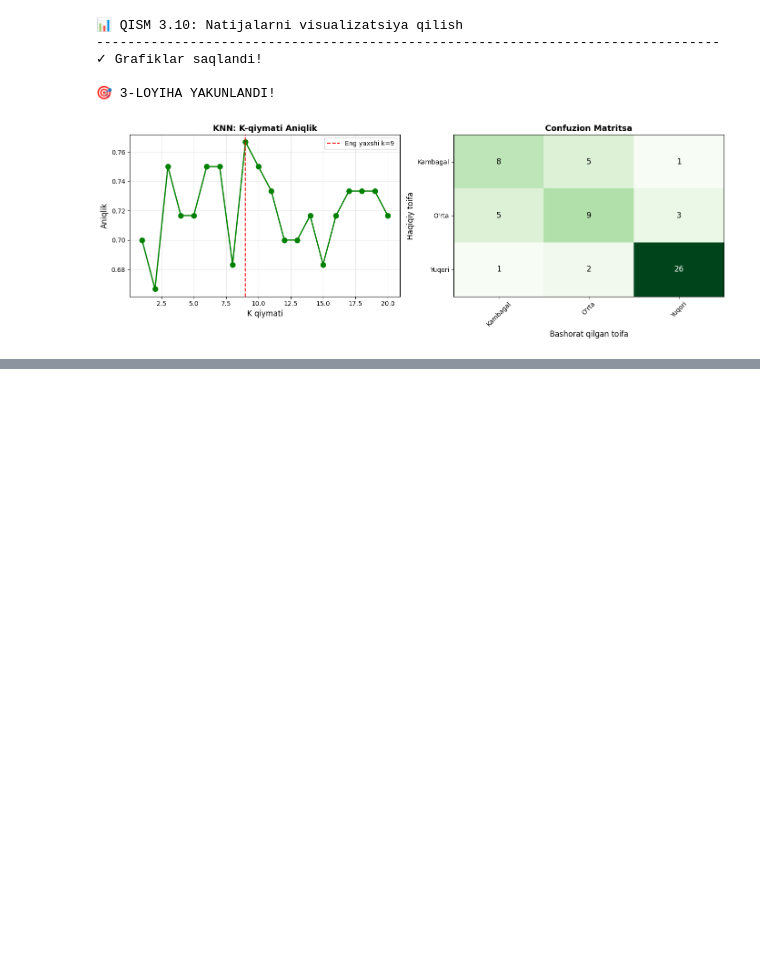
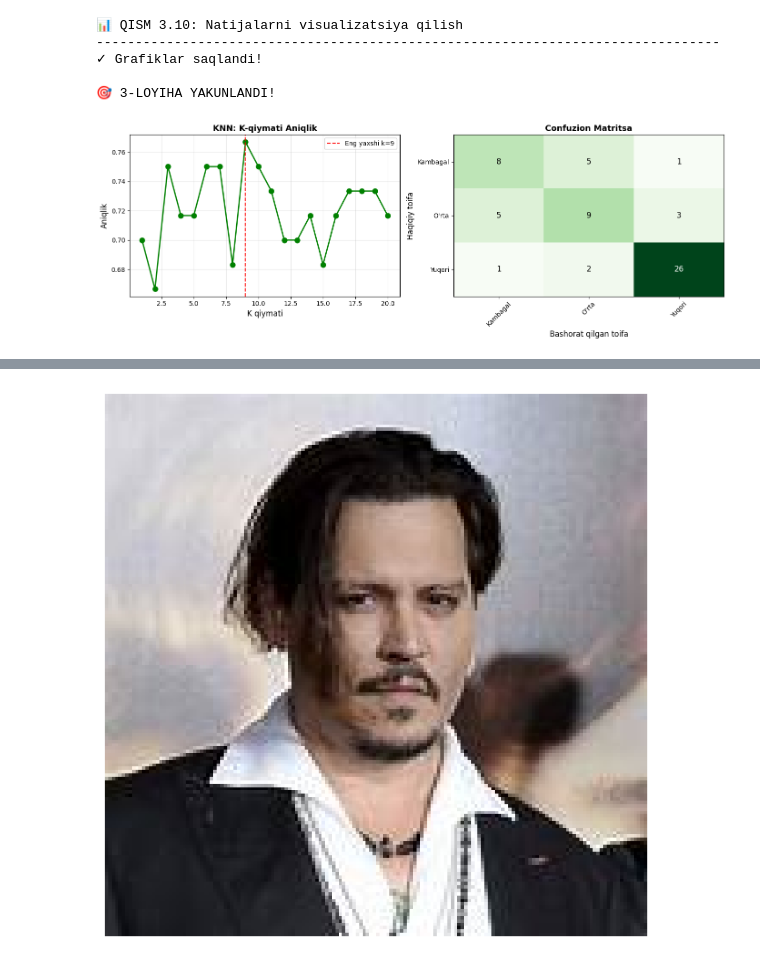
Before and after one commit to fartech00/01, a Jupyter notebook: 2026-KNN.ipynb, the cells around one changed output, grey strips where cells are left out. Cells and saved outputs as stored; diff of their text form; code cells hidden in the pictures; blank space fills up the shorter version.

```diff
--- a/2026-KNN.ipynb
+++ b/2026-KNN.ipynb
@@ -1552,0 +1556,2 @@ print()
+# %%
+dataset="/content/faces/Jonny/003_64926b97.jpg"
@@ -1552,0 +1580,11 @@ print()
+# %%
+image = cv2.imread(dataset)
+image_rgb = cv2.cvtColor(image, cv2.COLOR_BGR2RGB)
+# The line below was causing the error: cv2.imread(image_rgb)
+# If you want to display the image, you can use Matplotlib:
+import matplotlib.pyplot as plt
+plt.imshow(image_rgb, cmap='gray', vmin=0, vmax=255)
+plt.axis('off')
+plt.show()
+# %% [output]
+[figure, added]
```
Also changed, not shown: parts of 6 cells of this notebook.
